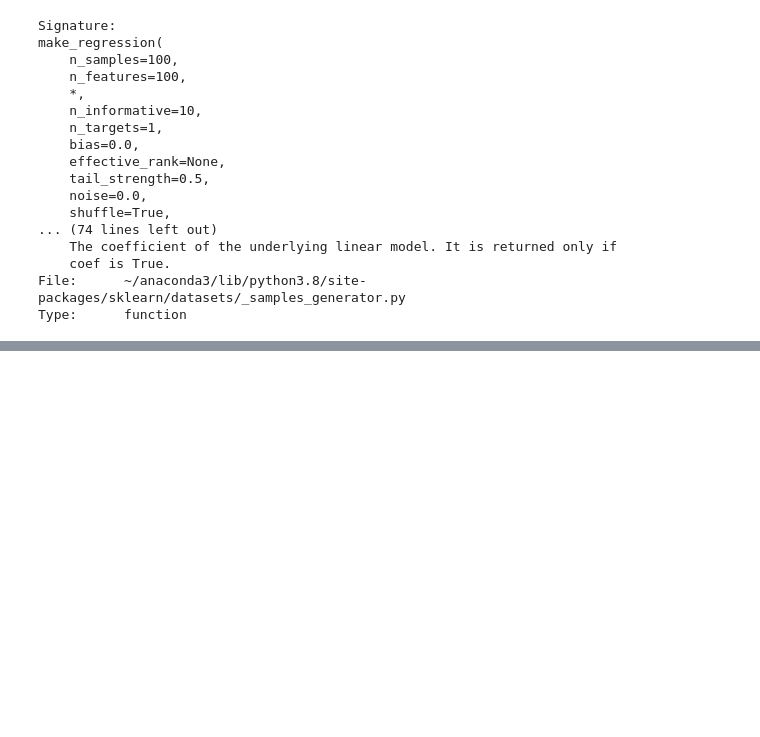
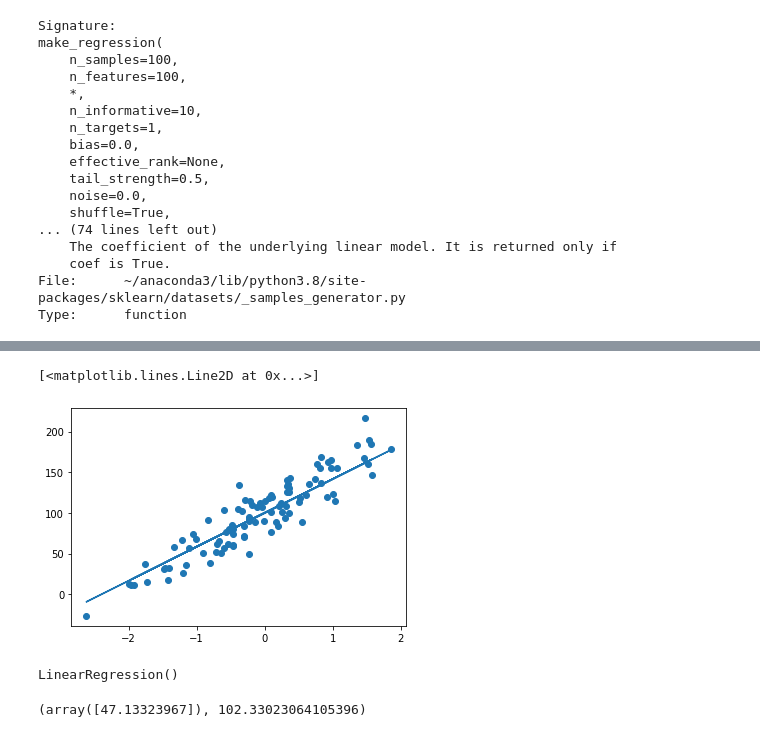
Before and after one commit to Yash621/100DaysOfCode, a Jupyter notebook: machine-learning/Algorithms/Linear-Regression/linear-reg.ipynb, the cells around one changed output, grey strips where cells are left out. Saved outputs shown, nothing was run; the diff lists cells and outputs as text; code cells hidden in the pictures; blank space fills up the shorter version.

```diff
--- a/machine-learning/Algorithms/Linear-Regression/linear-reg.ipynb
+++ b/machine-learning/Algorithms/Linear-Regression/linear-reg.ipynb
@@ -52,0 +32,19 @@ array([ 2.57945382e+02, -3.33536653e+01,  1.48166243e+02,  8.72141650e+01,
+# %%
+y_gen =X*coef + 100
+plt.scatter(X,y)
+plt.plot(X,y_gen)
+# %% [output]
+[<matplotlib.lines.Line2D at 0x...>]
+[figure, added]
+# %%
+from sklearn.linear_model import LinearRegression
+
+model =LinearRegression()
+
+model.fit(X,y)
+# %% [output]
+LinearRegression()
+# %%
+model.coef_ ,model.intercept_
+# %% [output]
+(array([47.13323967]), 102.33023064105396)
```
Also changed, not shown: parts of 3 cells of this notebook.
